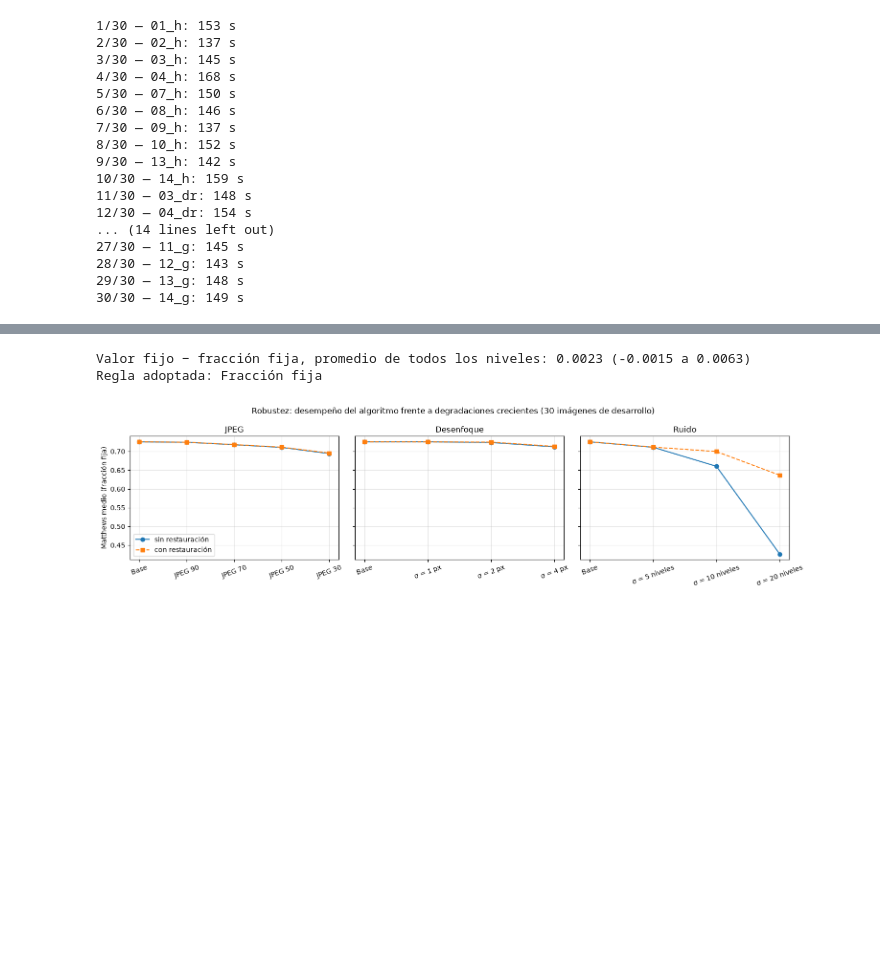
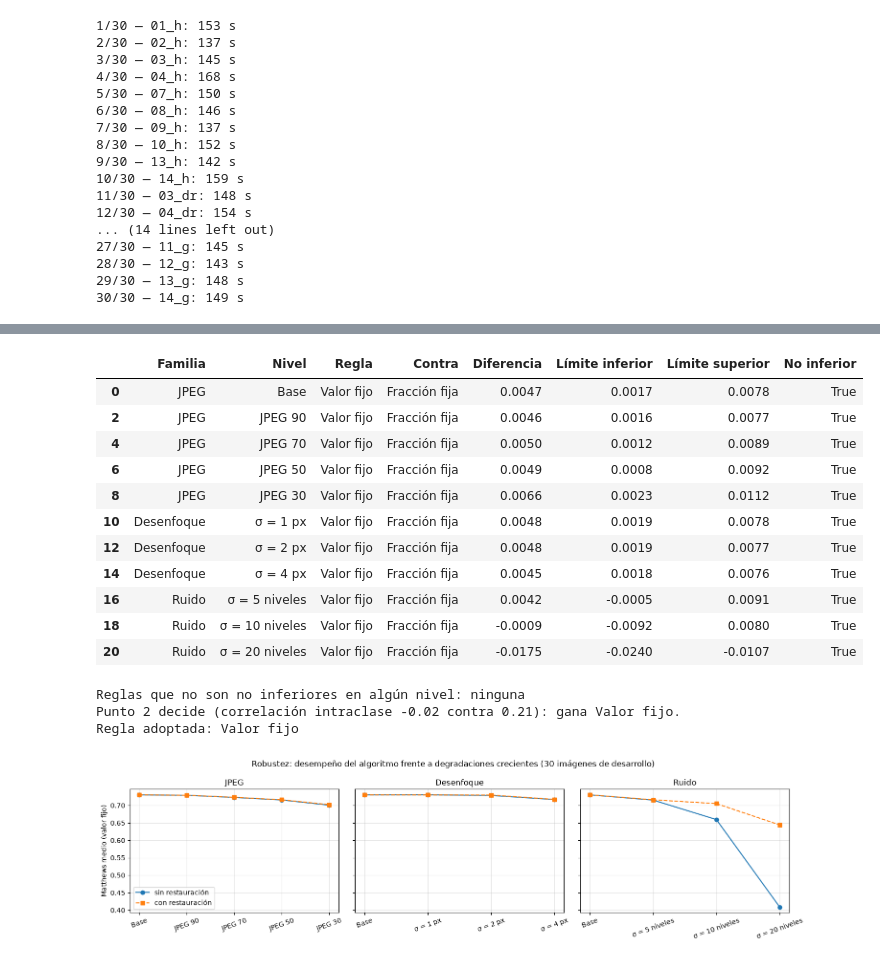
Before and after one commit to afrateitba/TP-PSI-G8, a Jupyter notebook: notebooks/08_robustez.ipynb, the cells around one changed output, grey strips where cells are left out. Drawn from its saved outputs; the diff is of its cells as text; code cells hidden in the pictures; blank space fills up the shorter version.

Commit message:
Algorithmo final con la regla del umbral de la etapa 8: segment_final y valor fijo de la referencia

```diff
--- a/notebooks/08_robustez.ipynb
+++ b/notebooks/08_robustez.ipynb
@@ -452,12 +440,39 @@ for familia, niveles in ORDEN.items():
 restauracion_efecto = pd.DataFrame(filas_b)
 display(restauracion_efecto.round(4))
 
-# --- Regla C: regla del umbral -----------------------------------------------
-sin_rest = todo[todo["Restauración"] == "sin"].drop_duplicates(["Imagen", "Nivel", "Regla"])   # la base, una sola vez
-media_regla = sin_rest.groupby(["Imagen", "Regla"])["Matthews"].mean().unstack("Regla")
-media, lo, hi = intervalo(media_regla["Valor fijo"] - media_regla["Fracción fija"])
-REGLA = "Valor fijo" if lo > 0 else "Fracción fija"
-print(f"Valor fijo − fracción fija, promedio de todos los niveles: {media:.4f} ({lo:.4f} a {hi:.4f})")
+# --- Regla del umbral: desvío 14.7 del plan -----------------------------------
+# Punto 1: en cada nivel (sin restauración), ¿alguna regla no es no inferior a la otra?
+filas_c = []
+for familia, niveles in ORDEN.items():
+    f = por_imagen(familia, "Fracción fija", "sin")
+    v = por_imagen(familia, "Valor fijo", "sin")
+    for nivel in niveles:
+        if nivel == "Base" and familia != "JPEG":
+            continue                                   # la base, una sola vez
+        for regla, otra, a, b in (("Valor fijo", "Fracción fija", v, f),
+                                  ("Fracción fija", "Valor fijo", f, v)):
+            media, lo, hi = intervalo(a[nivel] - b[nivel])
+            filas_c.append({"Familia": familia, "Nivel": nivel, "Regla": regla, "Contra": otra,
+                            "Diferencia": media, "Límite inferior": lo, "Límite superior": hi,
+                            "No inferior": lo >= -margen})
+tabla_c = pd.DataFrame(filas_c)
+display(tabla_c[tabla_c["Regla"] == "Valor fijo"].round(4))
+pierden = set(tabla_c.loc[~tabla_c["No inferior"], "Regla"])
+print("Reglas que no son no inferiores en algún nivel:", pierden or "ninguna")
+
+if len(pierden) == 1:
+    REGLA = ({"Fracción fija", "Valor fijo"} - pierden).pop()
+    print(f"Punto 1 decide: gana {REGLA}.")
+else:
+    # Punto 2: correlación intraclase media de las tres medidas clínicas (etapa 7, 07b)
+    ICC = {"Fracción fija": -0.02, "Valor fijo": 0.21}
+    diferencia_icc = ICC["Valor fijo"] - ICC["Fracción fija"]
+    if abs(diferencia_icc) < 0.05:
+        REGLA = "Fracción fija"                        # punto 3
+        print(f"Punto 2: la correlación intraclase difiere en {diferencia_icc:.2f} (< 0,05); queda la fracción fija.")
+    else:
+        REGLA = max(ICC, key=ICC.get)
+        print(f"Punto 2 decide (correlación intraclase {ICC['Fracción fija']} contra {ICC['Valor fijo']}): gana {REGLA}.")
 print("Regla adoptada:", REGLA)
 # %% [output]
 |  | Familia | Regla | Nivel | Matthews | Diferencia con la base | Límite inferior | Límite superior | Funciona |
@@ -467,35 +482,48 @@ print("Regla adoptada:", REGLA)
 | 3 | JPEG | Fracción fija | JPEG 30 | 0.6942 | -0.0313 | -0.0389 | -0.0248 | False |
 | 4 | JPEG | Valor fijo | JPEG 90 | 0.7289 | -0.0012 | -0.0017 | -0.0009 | True |
 | 5 | JPEG | Valor fijo | JPEG 70 | 0.7228 | -0.0074 | -0.0091 | -0.0058 | True |
 | 6 | JPEG | Valor fijo | JPEG 50 | 0.7155 | -0.0147 | -0.0173 | -0.0122 | True |
 | 7 | JPEG | Valor fijo | JPEG 30 | 0.7007 | -0.0294 | -0.0353 | -0.0245 | False |
 | 8 | Desenfoque | Fracción fija | σ = 1 px | 0.7256 | 0.0002 | -0.0004 | 0.0008 | True |
 | 9 | Desenfoque | Fracción fija | σ = 2 px | 0.7237 | -0.0018 | -0.0033 | 0.0001 | True |
 | ... | ... | ... | ... | ... | ... | ... | ... | ... |
 | 15 | Ruido | Fracción fija | σ = 10 niveles | 0.6603 | -0.0652 | -0.0816 | -0.0507 | False |
 | 16 | Ruido | Fracción fija | σ = 20 niveles | 0.4266 | -0.2989 | -0.3478 | -0.2553 | False |
 | 17 | Ruido | Valor fijo | σ = 5 niveles | 0.7152 | -0.0150 | -0.0193 | -0.0113 | True |
 | 18 | Ruido | Valor fijo | σ = 10 niveles | 0.6594 | -0.0708 | -0.0862 | -0.0567 | False |
 | 19 | Ruido | Valor fijo | σ = 20 niveles | 0.4091 | -0.3211 | -0.3719 | -0.2760 | False |
 |  | Familia | Regla | Nivel | Sin | Con | Con − sin | Límite inferior | Límite superior | Efecto |
 | 0 | JPEG | Fracción fija | Base | 0.7255 | 0.7256 | 0.0001 | -0.0000 | 0.0003 | sin diferencia demostrada |
 | 1 | JPEG | Fracción fija | JPEG 90 | 0.7244 | 0.7245 | 0.0001 | -0.0000 | 0.0003 | sin diferencia demostrada |
 | 2 | JPEG | Fracción fija | JPEG 70 | 0.7178 | 0.7182 | 0.0004 | 0.0002 | 0.0006 | ayuda |
 | 3 | JPEG | Fracción fija | JPEG 50 | 0.7106 | 0.7113 | 0.0006 | 0.0003 | 0.0010 | ayuda |
 | 4 | JPEG | Fracción fija | JPEG 30 | 0.6942 | 0.6957 | 0.0015 | 0.0012 | 0.0019 | ayuda |
 | 5 | JPEG | Valor fijo | Base | 0.7302 | 0.7303 | 0.0001 | 0.0000 | 0.0003 | ayuda |
 | 6 | JPEG | Valor fijo | JPEG 90 | 0.7289 | 0.7291 | 0.0001 | -0.0000 | 0.0003 | sin diferencia demostrada |
 | 7 | JPEG | Valor fijo | JPEG 70 | 0.7228 | 0.7232 | 0.0004 | 0.0002 | 0.0006 | ayuda |
 | 8 | JPEG | Valor fijo | JPEG 50 | 0.7155 | 0.7161 | 0.0006 | 0.0003 | 0.0009 | ayuda |
 | 9 | JPEG | Valor fijo | JPEG 30 | 0.7007 | 0.7023 | 0.0016 | 0.0013 | 0.0020 | ayuda |
 | ... | ... | ... | ... | ... | ... | ... | ... | ... | ... |
 | 17 | Ruido | Fracción fija | σ = 10 niveles | 0.6603 | 0.6996 | 0.0393 | 0.0279 | 0.0530 | ayuda |
 | 18 | Ruido | Fracción fija | σ = 20 niveles | 0.4266 | 0.6366 | 0.2101 | 0.1787 | 0.2448 | ayuda |
 | 19 | Ruido | Valor fijo | σ = 5 niveles | 0.7152 | 0.7161 | 0.0008 | -0.0036 | 0.0068 | sin diferencia demostrada |
 | 20 | Ruido | Valor fijo | σ = 10 niveles | 0.6594 | 0.7052 | 0.0458 | 0.0335 | 0.0598 | ayuda |
 | 21 | Ruido | Valor fijo | σ = 20 niveles | 0.4091 | 0.6441 | 0.2351 | 0.2022 | 0.2720 | ayuda |
+|  | Familia | Nivel | Regla | Contra | Diferencia | Límite inferior | Límite superior | No inferior |
+| 0 | JPEG | Base | Valor fijo | Fracción fija | 0.0047 | 0.0017 | 0.0078 | True |
+| 2 | JPEG | JPEG 90 | Valor fijo | Fracción fija | 0.0046 | 0.0016 | 0.0077 | True |
+| 4 | JPEG | JPEG 70 | Valor fijo | Fracción fija | 0.0050 | 0.0012 | 0.0089 | True |
+| 6 | JPEG | JPEG 50 | Valor fijo | Fracción fija | 0.0049 | 0.0008 | 0.0092 | True |
+| 8 | JPEG | JPEG 30 | Valor fijo | Fracción fija | 0.0066 | 0.0023 | 0.0112 | True |
+| 10 | Desenfoque | σ = 1 px | Valor fijo | Fracción fija | 0.0048 | 0.0019 | 0.0078 | True |
+| 12 | Desenfoque | σ = 2 px | Valor fijo | Fracción fija | 0.0048 | 0.0019 | 0.0077 | True |
+| 14 | Desenfoque | σ = 4 px | Valor fijo | Fracción fija | 0.0045 | 0.0018 | 0.0076 | True |
+| 16 | Ruido | σ = 5 niveles | Valor fijo | Fracción fija | 0.0042 | -0.0005 | 0.0091 | True |
+| 18 | Ruido | σ = 10 niveles | Valor fijo | Fracción fija | -0.0009 | -0.0092 | 0.0080 | True |
+| 20 | Ruido | σ = 20 niveles | Valor fijo | Fracción fija | -0.0175 | -0.0240 | -0.0107 | True |
-Valor fijo − fracción fija, promedio de todos los niveles: 0.0023 (-0.0015 a 0.0063)
-Regla adoptada: Fracción fija
+Reglas que no son no inferiores en algún nivel: ninguna
+Punto 2 decide (correlación intraclase -0.02 contra 0.21): gana Valor fijo.
+Regla adoptada: Valor fijo
 # %%
 fig, axes = plt.subplots(1, 3, figsize=(15, 4), sharey=True)
 for ax, (familia, niveles) in zip(axes, ORDEN.items()):
@@ -513,4 +541,4 @@ fig.suptitle("Robustez: desempeño del algoritmo frente a degradaciones crecient
 plt.tight_layout()
 plt.show()
 # %% [output]
-[figure, old version]
+[figure, new version]
```
Also changed, not shown: parts of 4 cells of this notebook, 5 other files.
